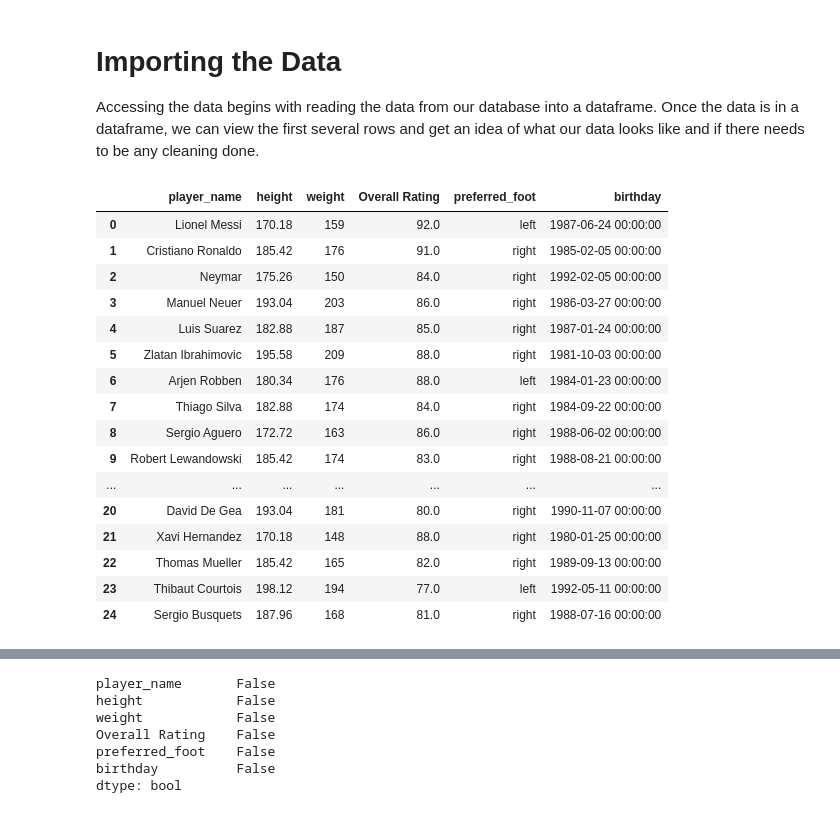
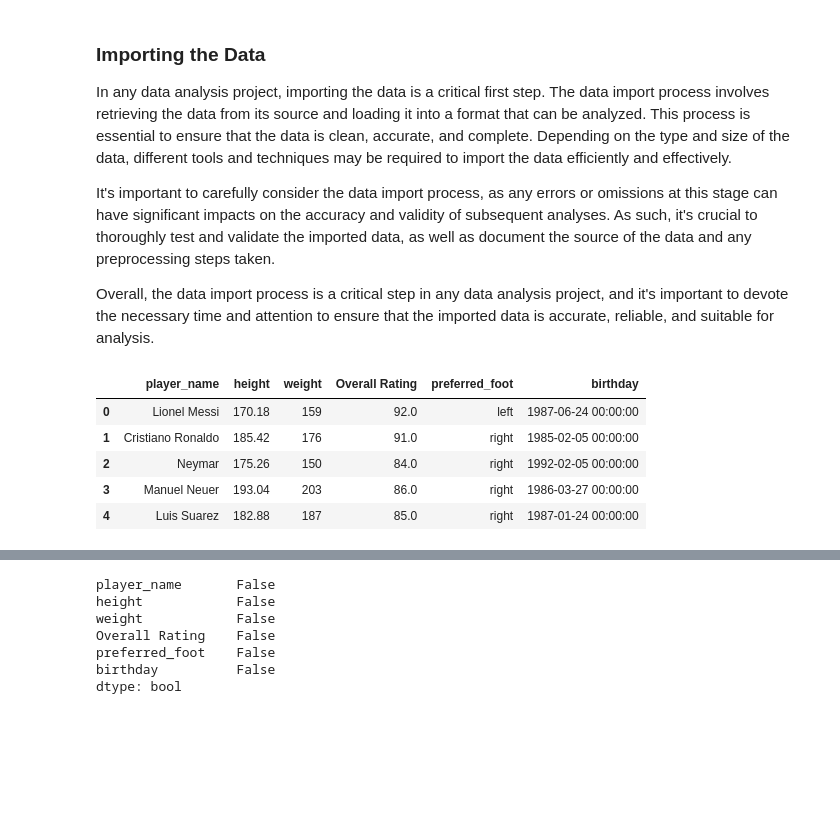
Before and after one commit to RossPJ/class_repos, a Jupyter notebook: c749/top_players_analysis.ipynb, the cells around one changed output, grey strips where cells are left out. Cells and saved outputs as stored; diff of their text form; code cells hidden in the pictures; blank space fills up the shorter version.

```diff
--- a/c749/top_players_analysis.ipynb
+++ b/c749/top_players_analysis.ipynb
@@ -25,26 +36,20 @@ import numpy as np
 import matplotlib.pyplot as plt
-# %% [markdown]
-# Importing the Data
-
-Accessing the data begins with reading the data from our database into a dataframe. Once the data is in a dataframe, we can view the first several rows and get an idea of what our data looks like and if there needs to be any cleaning done.
+# %% [markdown]
+### Importing the Data
+<a id='import'></a>
+
+In any data analysis project, importing the data is a critical first step. The data import process involves retrieving the data from its source and loading it into a format that can be analyzed. This process is essential to ensure that the data is clean, accurate, and complete. Depending on the type and size of the data, different tools and techniques may be required to import the data efficiently and effectively.
+
+It's important to carefully consider the data import process, as any errors or omissions at this stage can have significant impacts on the accuracy and validity of subsequent analyses. As such, it's crucial to thoroughly test and validate the imported data, as well as document the source of the data and any preprocessing steps taken.
+
+Overall, the data import process is a critical step in any data analysis project, and it's important to devote the necessary time and attention to ensure that the imported data is accurate, reliable, and suitable for analysis.
 # %%
 df = pd.read_csv("top_players.csv")
-df.head(25)
+df.head()
 # %% [output]
 |  | player_name | height | weight | Overall Rating | preferred_foot | birthday |
 | 0 | Lionel Messi | 170.18 | 159 | 92.0 | left | 1987-06-24 00:00:00 |
 | 1 | Cristiano Ronaldo | 185.42 | 176 | 91.0 | right | 1985-02-05 00:00:00 |
 | 2 | Neymar | 175.26 | 150 | 84.0 | right | 1992-02-05 00:00:00 |
 | 3 | Manuel Neuer | 193.04 | 203 | 86.0 | right | 1986-03-27 00:00:00 |
 | 4 | Luis Suarez | 182.88 | 187 | 85.0 | right | 1987-01-24 00:00:00 |
-| 5 | Zlatan Ibrahimovic | 195.58 | 209 | 88.0 | right | 1981-10-03 00:00:00 |
-| 6 | Arjen Robben | 180.34 | 176 | 88.0 | left | 1984-01-23 00:00:00 |
-| 7 | Thiago Silva | 182.88 | 174 | 84.0 | right | 1984-09-22 00:00:00 |
-| 8 | Sergio Aguero | 172.72 | 163 | 86.0 | right | 1988-06-02 00:00:00 |
-| 9 | Robert Lewandowski | 185.42 | 174 | 83.0 | right | 1988-08-21 00:00:00 |
-| ... | ... | ... | ... | ... | ... | ... |
-| 20 | David De Gea | 193.04 | 181 | 80.0 | right | 1990-11-07 00:00:00 |
-| 21 | Xavi Hernandez | 170.18 | 148 | 88.0 | right | 1980-01-25 00:00:00 |
-| 22 | Thomas Mueller | 185.42 | 165 | 82.0 | right | 1989-09-13 00:00:00 |
-| 23 | Thibaut Courtois | 198.12 | 194 | 77.0 | left | 1992-05-11 00:00:00 |
-| 24 | Sergio Busquets | 187.96 | 168 | 81.0 | right | 1988-07-16 00:00:00 |
```
Also changed, not shown: parts of 24 cells of this notebook.
